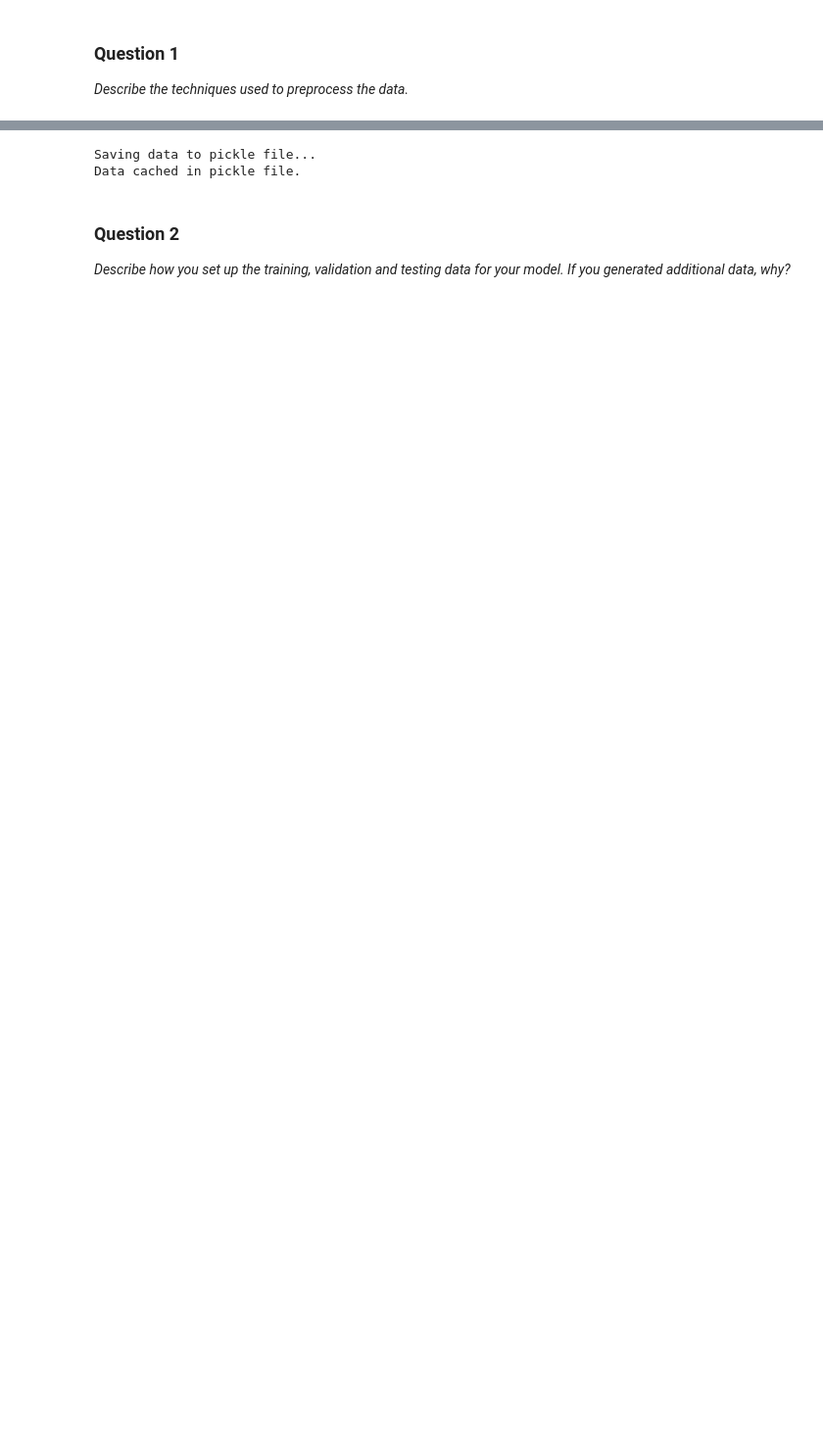
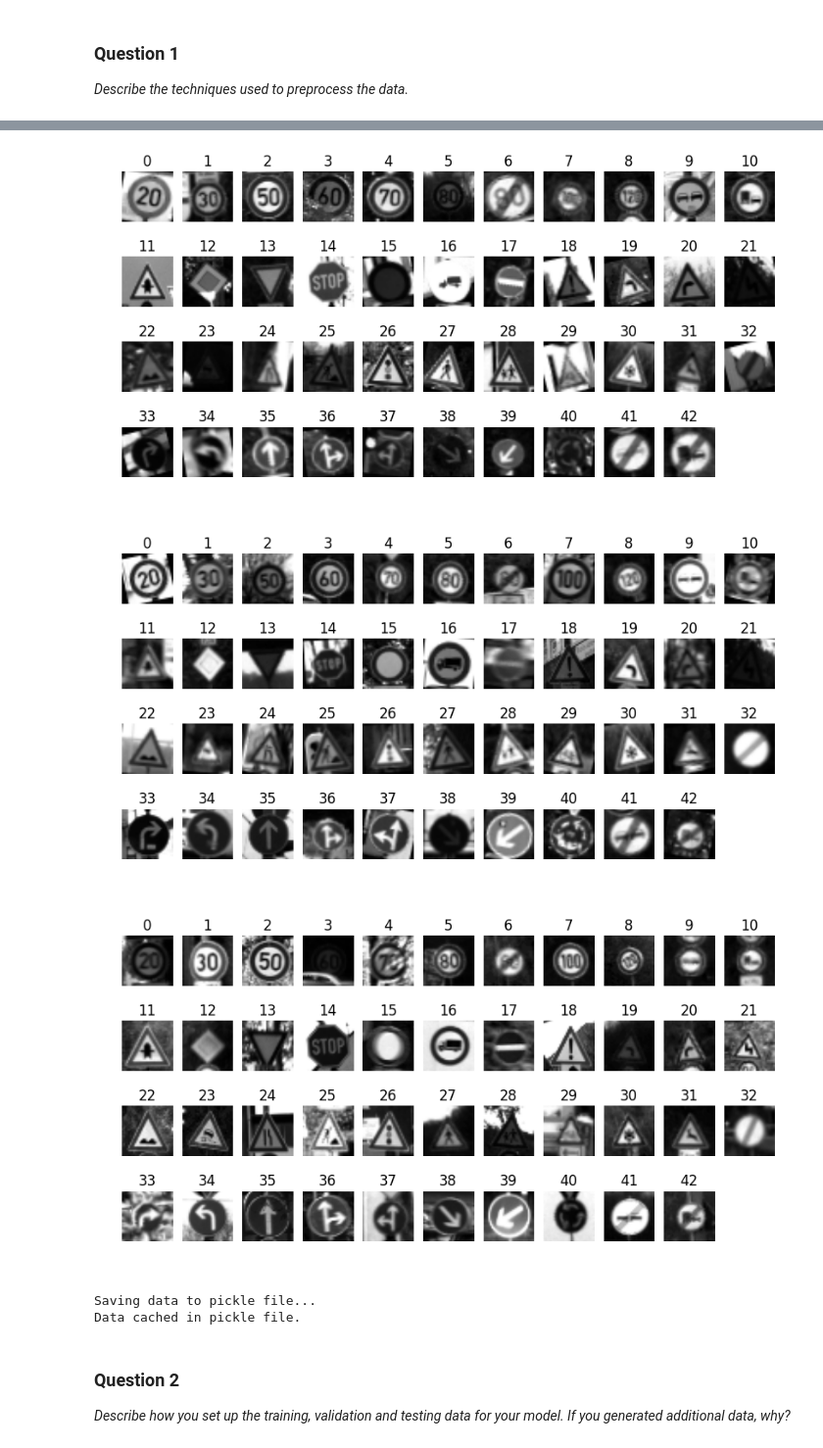
Before and after one commit to hangyao/Udacity_SDCND_traffic-signs, a Jupyter notebook: Traffic_Signs_Recognition.ipynb, the cells around one changed output, grey strips where cells are left out. Shown at 98% size. Cells and saved outputs as stored; diff of their text form; code cells hidden in the pictures; blank space fills up the shorter version.

```diff
--- a/Traffic_Signs_Recognition.ipynb
+++ b/Traffic_Signs_Recognition.ipynb
@@ -191,0 +206,4 @@ print(labels, counts)
+# %%
+labels, counts = np.unique(y_train, return_counts=True)
+for i in labels:
+    print("Class ", i, " has ", counts[i], "images.")
@@ -212,7 +249,0 @@ for i in labels:
-# %%
-plt.rcParams['figure.figsize'] = (15.0, 15.0)
-f, ax = plt.subplots(nrows=1, ncols=15)
-for i, j in enumerate(np.random.randint(0, n_train, size=15)):
-    ax[i].axis('off')
-    ax[i].set_title(y_train_add[j], loc='center')
-    ax[i].imshow(X_train_add[j,:,:,0])
@@ -247,0 +250,18 @@ print(np.sum(y_valid, axis=0))
+# %%
+X_train_all, y_train_all = addJitteredImages(X_train_cvt, y_train, 3000)
+# %%
+# Split validation data set from training data set
+X_train_final, X_valid, y_train_final, y_valid = train_test_split(
+    X_train_all, y_train_all, test_size=60*n_classes, random_state=random_state, stratify=y_train_all)
+
+# Transform labels into one-hot encoding
+encoder = LabelBinarizer()
+encoder.fit(y_train_final)
+y_train_1hot = encoder.transform(y_train_final)
+y_valid_1hot = encoder.transform(y_valid)
+y_test_1hot = encoder.transform(y_test)
+
+
+counts_valid = np.sum(y_valid_1hot, axis=0)
+for i in labels:
+    print("Class ", i, " has ", counts_valid[i], "images.")
@@ -248,3 +286,11 @@ print(np.sum(y_valid, axis=0))
+# %%
+plotImages2(1, getSampleImage(X_train_final, y_train_final))
+plotImages2(2, getSampleImage(X_valid, y_valid))
+plotImages2(3, getSampleImage(X_test_cvt, y_test))
+# %% [output]
+[figure, added]
+[figure, added]
+[figure, added]
 # %%
 # Save the data for easy access
 
```
Also changed, not shown: parts of 19 cells of this notebook.
